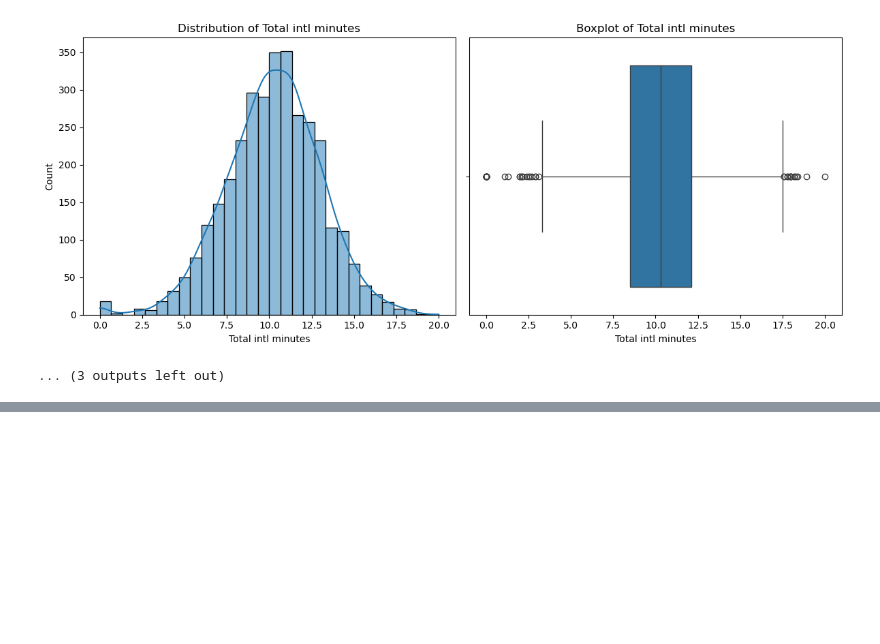
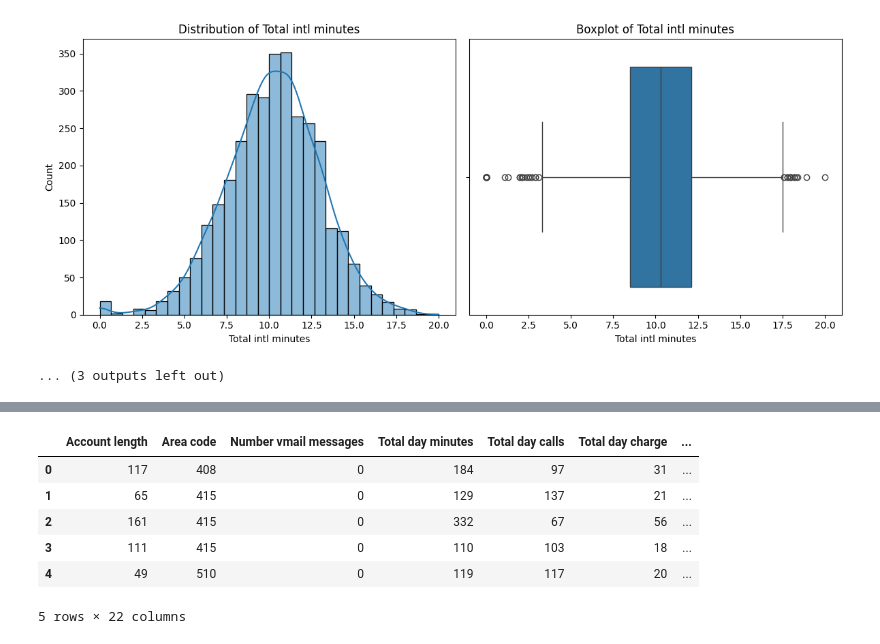
Before and after one commit to khaled-benahmed/-Customer-Churn-Prediction-in-the-Telecom-Sector-Using-Machine-Learning-Techniques., a Jupyter notebook: Customer_Churn_Prediction_in_the_Telecom_Sector_Using_Machine_Learning_Techniques.ipynb, the cells around one changed output, grey strips where cells are left out. Drawn from its saved outputs; the diff is of its cells as text; code cells hidden in the pictures; blank space fills up the shorter version.

```diff
--- a/Customer_Churn_Prediction_in_the_Telecom_Sector_Using_Machine_Learning_Techniques.ipynb
+++ b/Customer_Churn_Prediction_in_the_Telecom_Sector_Using_Machine_Learning_Techniques.ipynb
@@ -197,9 +243,3 @@ for col in continuous_cols:
 [figure]
 [figure]
 ... (3 outputs left out)
-# %%
-# Encoding categorical variables
-categorical_cols = data.select_dtypes(include=['object']).columns
-for col in categorical_cols:
-        le = LabelEncoder()
-        data[col] = le.fit_transform(data[col])
@@ -206,3 +383,20 @@ for col in categorical_cols:
+# %%
+# Apply one-hot encoding to selected columns
+data_encoded = pd.get_dummies(data, drop_first=True)
+
+# Convert boolean (or binary) columns to integers
+data = data_encoded.astype(int)
+
+# Display the resulting DataFrame
+data.head()
+# %% [output]
+|  | Account length | Area code | Number vmail messages | Total day minutes | Total day calls | Total day charge | ... |
+| 0 | 117 | 408 | 0 | 184 | 97 | 31 | ... |
+| 1 | 65 | 415 | 0 | 129 | 137 | 21 | ... |
+| 2 | 161 | 415 | 0 | 332 | 67 | 56 | ... |
+| 3 | 111 | 415 | 0 | 110 | 103 | 18 | ... |
+| 4 | 49 | 510 | 0 | 119 | 117 | 20 | ... |
+5 rows × 22 columns
 # %%
 data.head()
 # %% [output]
```
Also changed, not shown: parts of 58 cells of this notebook.
